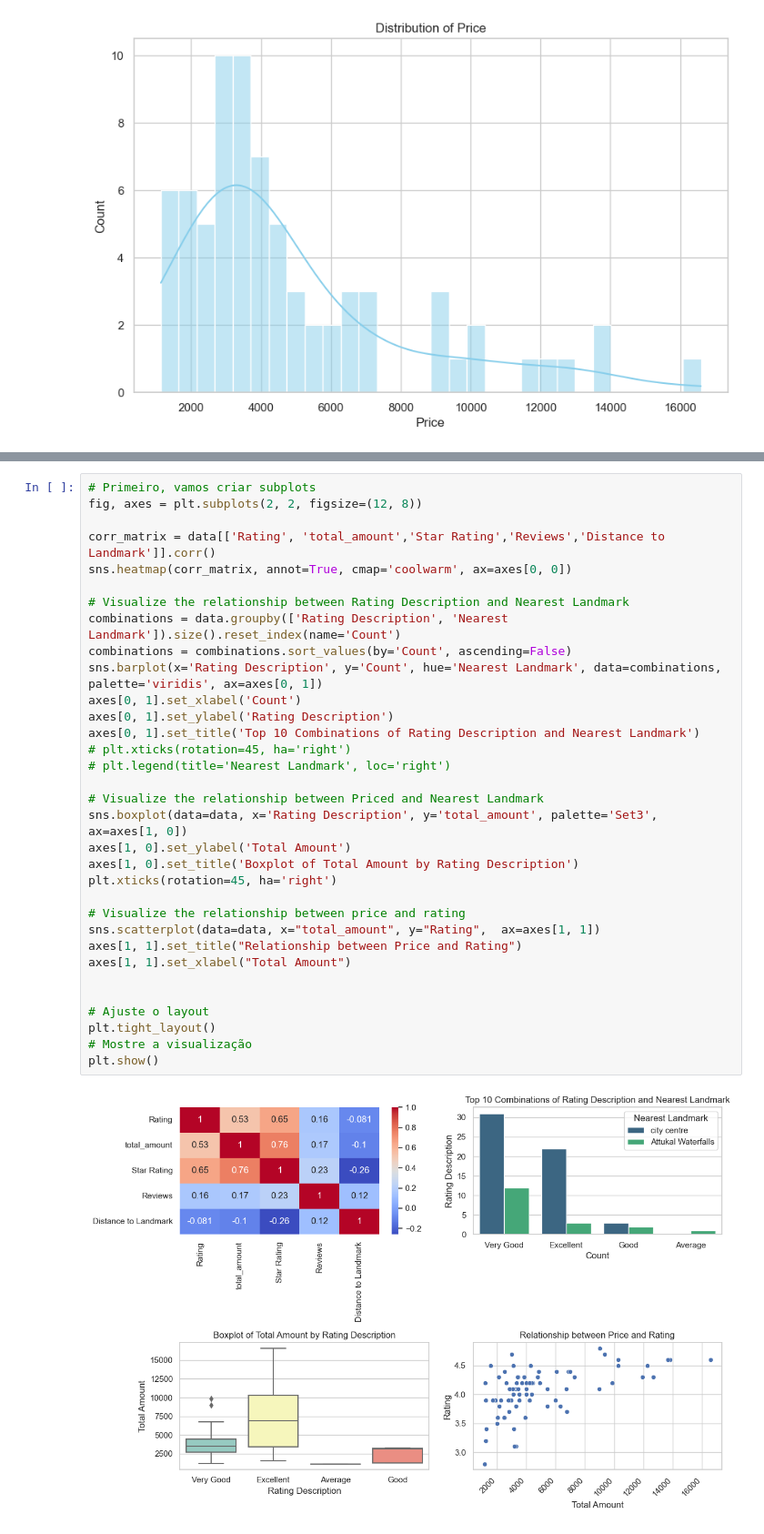
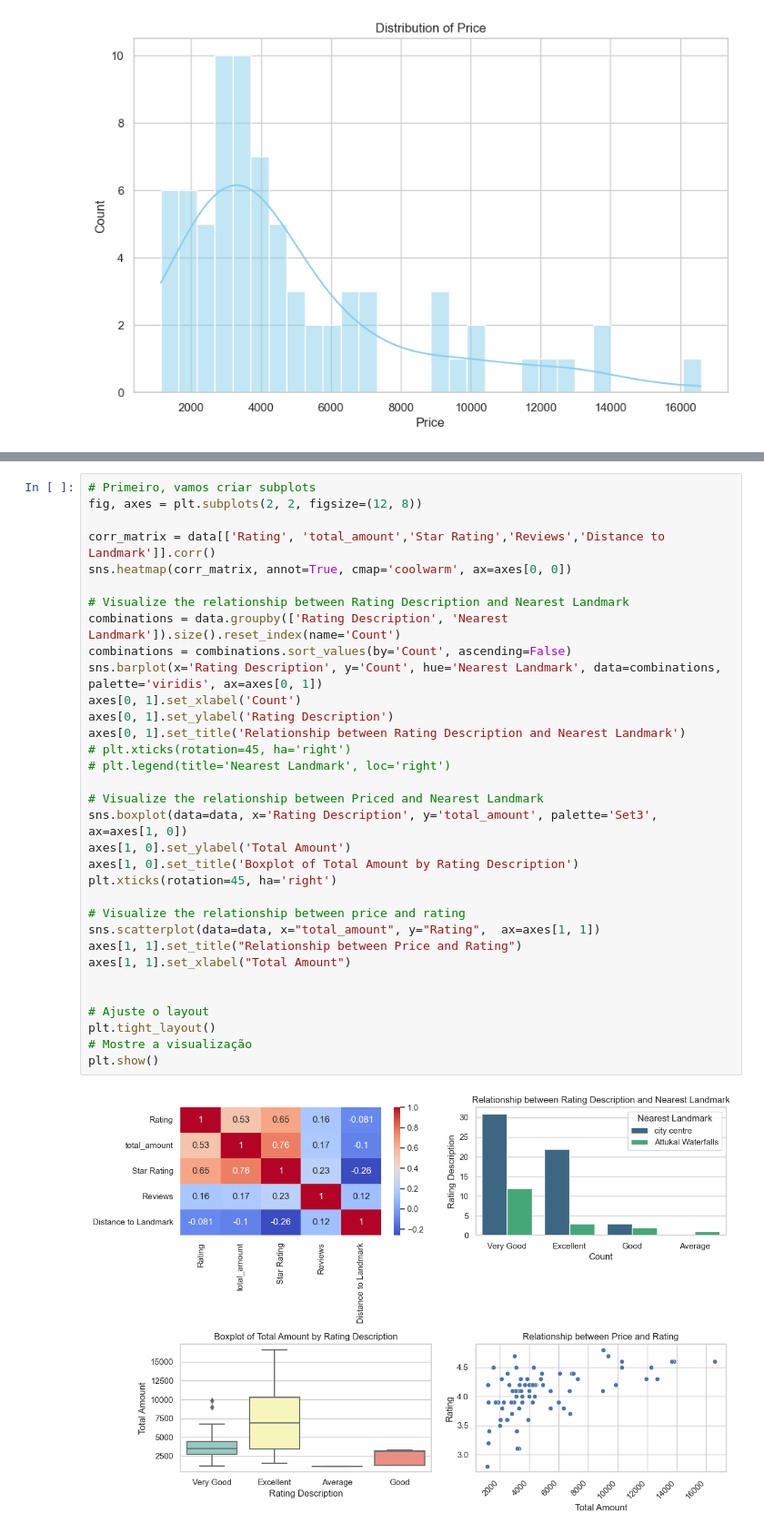
Before and after one commit to domingasdb/Data-Analysis-with-Artificial-Intelligence, a Jupyter notebook: munnar_hotels_analysis.ipynb, the cells around one changed output, grey strips where cells are left out. Shown at 91% size. Cells and saved outputs as stored; diff of their text form.

```diff
--- a/munnar_hotels_analysis.ipynb
+++ b/munnar_hotels_analysis.ipynb
@@ -353,32 +353,32 @@ fig, axes = plt.subplots(2, 2, figsize=(12, 8))
 
 corr_matrix = data[['Rating', 'total_amount','Star Rating','Reviews','Distance to Landmark']].corr()
 sns.heatmap(corr_matrix, annot=True, cmap='coolwarm', ax=axes[0, 0])
 
 # Visualize the relationship between Rating Description and Nearest Landmark
 combinations = data.groupby(['Rating Description', 'Nearest Landmark']).size().reset_index(name='Count')
 combinations = combinations.sort_values(by='Count', ascending=False)
 sns.barplot(x='Rating Description', y='Count', hue='Nearest Landmark', data=combinations, palette='viridis', ax=axes[0, 1])
 axes[0, 1].set_xlabel('Count')
 axes[0, 1].set_ylabel('Rating Description')
-axes[0, 1].set_title('Top 10 Combinations of Rating Description and Nearest Landmark')
+axes[0, 1].set_title('Relationship between Rating Description and Nearest Landmark')
 # plt.xticks(rotation=45, ha='right')
 # plt.legend(title='Nearest Landmark', loc='right')
 
 # Visualize the relationship between Priced and Nearest Landmark
 sns.boxplot(data=data, x='Rating Description', y='total_amount', palette='Set3', ax=axes[1, 0])
 axes[1, 0].set_ylabel('Total Amount')
 axes[1, 0].set_title('Boxplot of Total Amount by Rating Description')
 plt.xticks(rotation=45, ha='right')
 
 # Visualize the relationship between price and rating
 sns.scatterplot(data=data, x="total_amount", y="Rating",  ax=axes[1, 1])
 axes[1, 1].set_title("Relationship between Price and Rating")
 axes[1, 1].set_xlabel("Total Amount")
 
 
 # Ajuste o layout
 plt.tight_layout()
 # Mostre a visualização
 plt.show()
 # %% [output]
-[figure, old version]
+[figure, new version]
```
Also changed, not shown: parts of 1 cell of this notebook, 7 other files.
